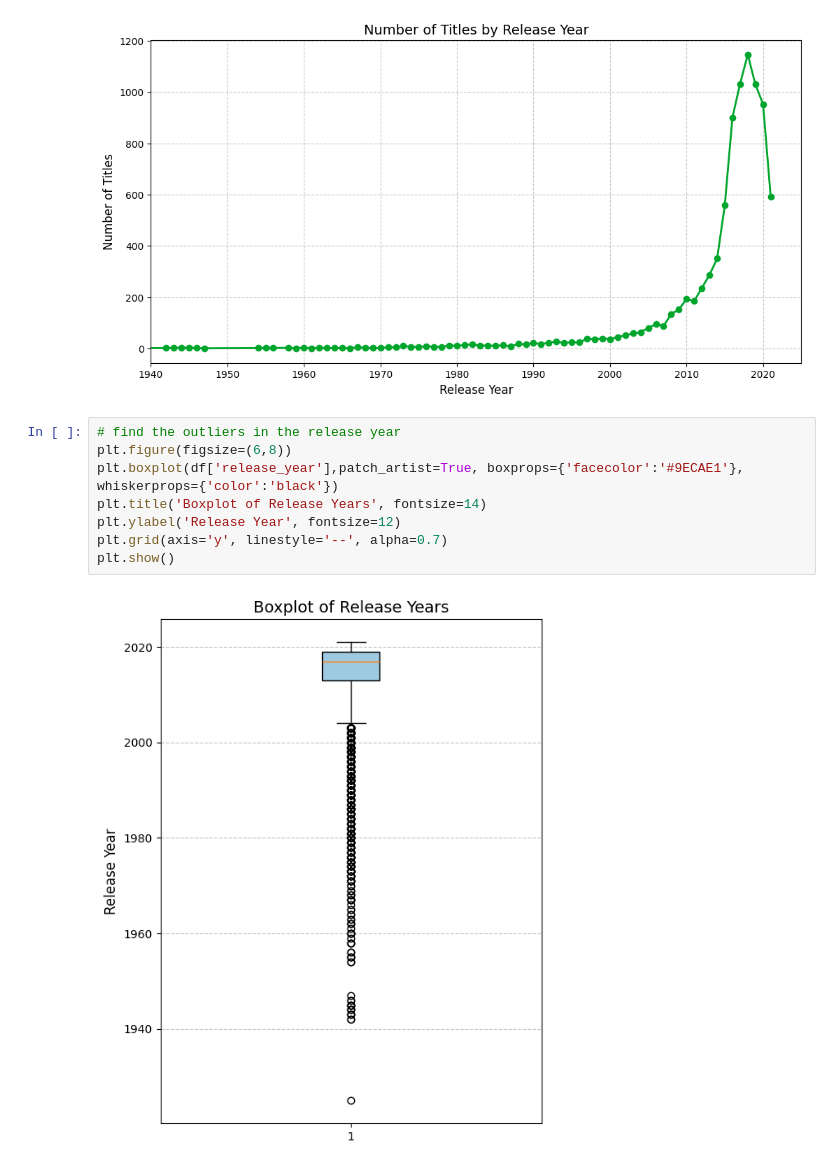
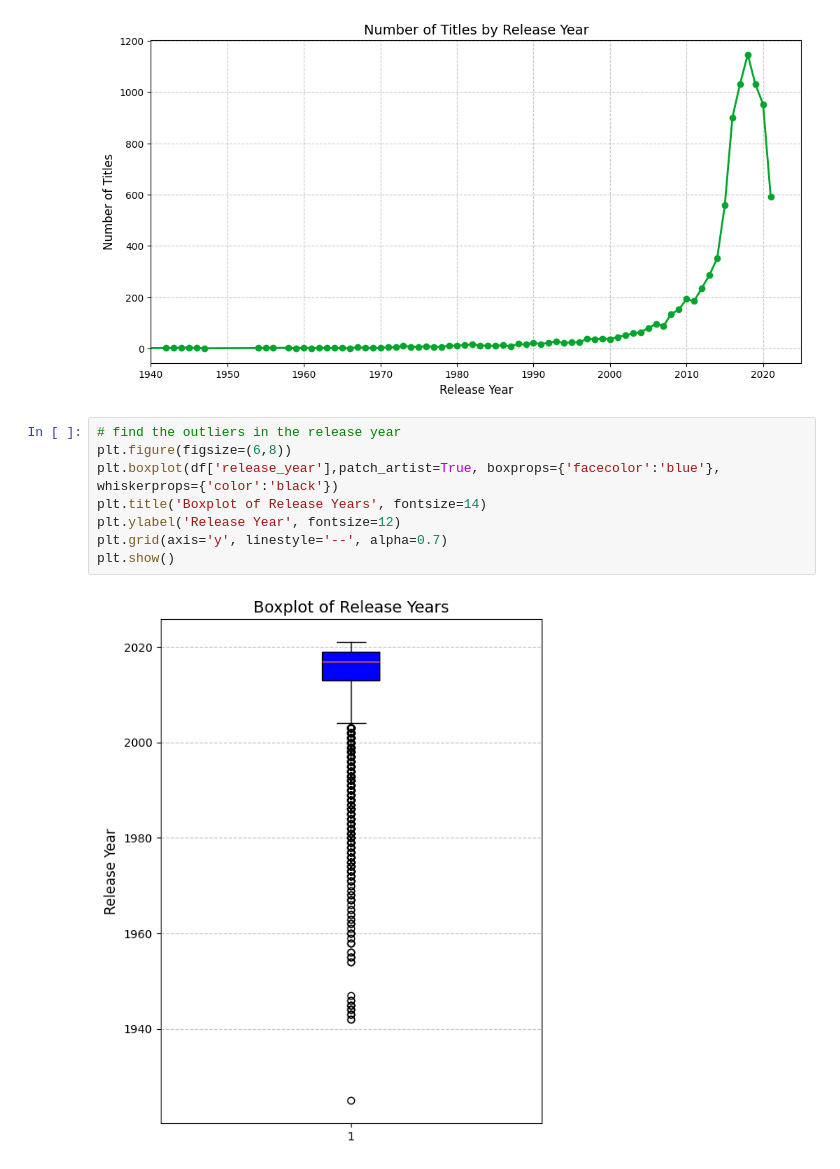
Before and after one commit to HarshChaturvedi19/netflix-data-analysis, a Jupyter notebook: netflix_data_analysis.ipynb, the cells around one changed output. Drawn from its saved outputs; the diff is of its cells as text.

```diff
--- a/netflix_data_analysis.ipynb
+++ b/netflix_data_analysis.ipynb
@@ -592,13 +592,13 @@ plt.show()
 # %%
 # find the outliers in the release year
 plt.figure(figsize=(6,8))
-plt.boxplot(df['release_year'],patch_artist=True, boxprops={'facecolor':'#9ECAE1'}, whiskerprops={'color':'black'})
+plt.boxplot(df['release_year'],patch_artist=True, boxprops={'facecolor':'blue'}, whiskerprops={'color':'black'})
 plt.title('Boxplot of Release Years', fontsize=14)
 plt.ylabel('Release Year', fontsize=12)
 plt.grid(axis='y', linestyle='--', alpha=0.7)
 plt.show()
 # %% [output]
-[figure, old version]
+[figure, new version]
 # %%
 # most popular shows by genres
 plt.figure(figsize=(10, 6))
```
Also changed, not shown: parts of 2 cells of this notebook, 2 other files.
